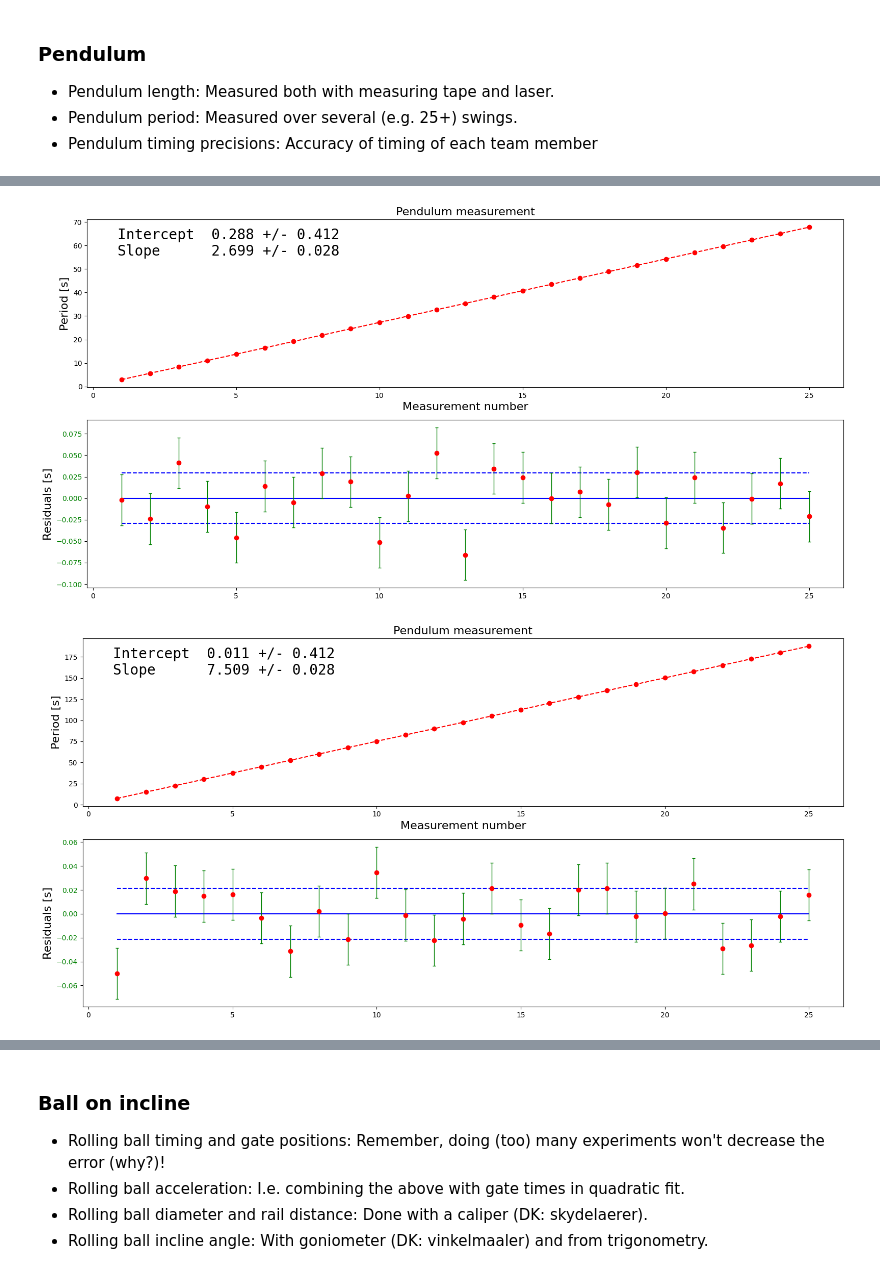
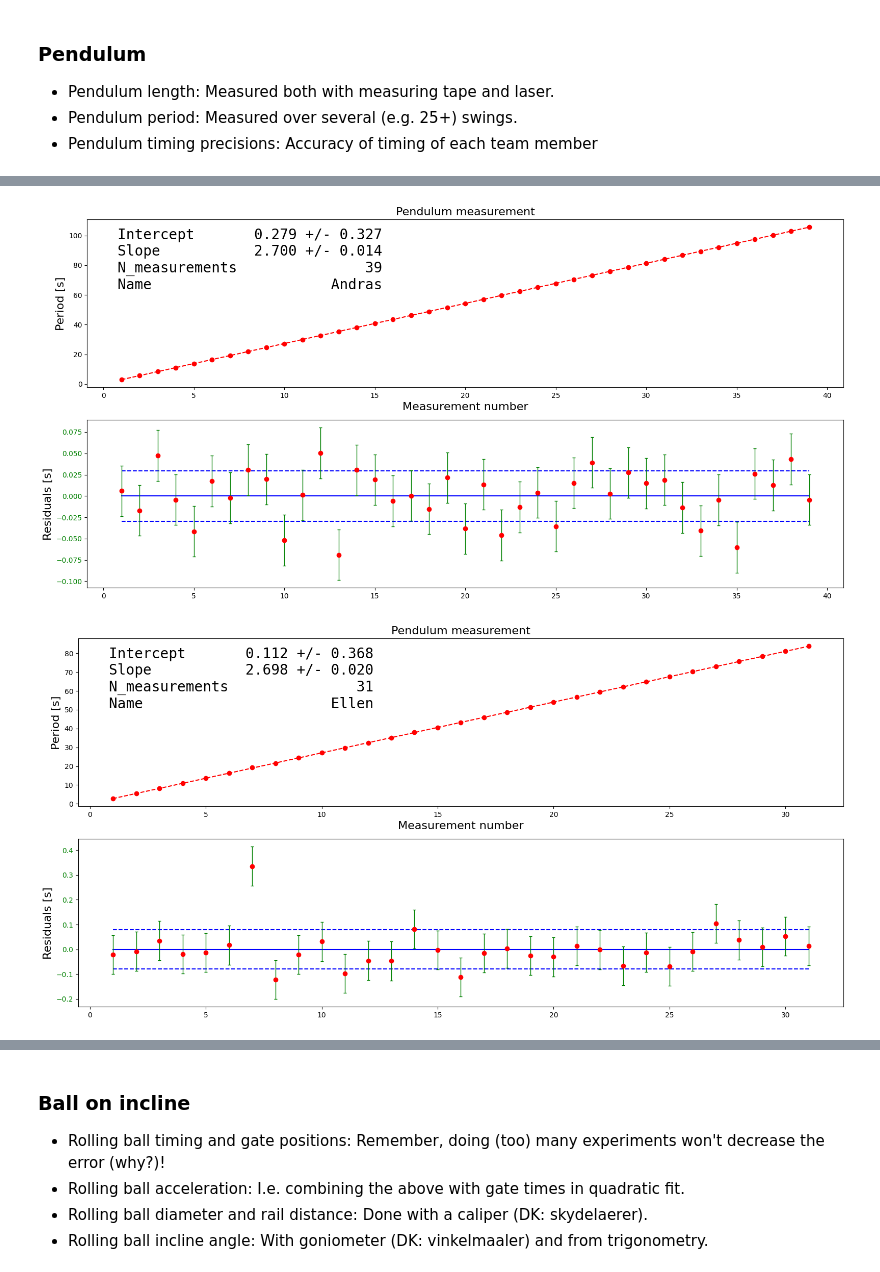
Before and after one commit to BerlinObel/AppStat2023-Project, a Jupyter notebook: Project.ipynb, the cells around one changed output, grey strips where cells are left out. Saved outputs shown, nothing was run; the diff lists cells and outputs as text; code cells hidden in the pictures.

```diff
--- a/Project.ipynb
+++ b/Project.ipynb
@@ -115,26 +115,27 @@ from ExternalFunctions import nice_string_output, add_text_to_ax
 r = np.random                         # Random generator
 r.seed(42)
 # %%
-pend_1  = np.loadtxt('Data/data_Alice_pendulum14m_25measurements.dat', delimiter='\t')
-pend_2  = np.loadtxt('Data/data_Bob_pendulum14m_25measurements.dat', delimiter='\t')
-slop_1  = np.loadtxt('Data/data_NormDir_MedBall1.txt', delimiter='\t')
-slop_2  = np.loadtxt('Data/data_RevDir_MedBall1.txt', delimiter='\t')
 
-periods = np.full_like(np.ones((5,25)),7.51)
+#periods = np.array([[],[],[],[],[]])
 
 pend_1  = np.loadtxt('oscar_2.dat', delimiter='\t')
 pend_2  = np.loadtxt('pernille_2.dat', delimiter='\t')
 pend_3  = np.loadtxt('andras_1.dat', delimiter='\t')
-pend_4  = np.loadtxt('andras_1.dat', delimiter='\t')
-pend_5  = np.loadtxt('andras_1.dat', delimiter='\t')
+pend_4  = np.loadtxt('ellen1.dat', delimiter='\t')
+pend_5  = np.loadtxt('ras_1.dat', delimiter='\t')
 
+Names = ['Oscar','Pernille','Andras','Ellen','Ras']
+#print(periods.shape)
+#for i in range(2,5):
+#    periods[i] = periods[i]*(np.arange(25)+1)+ r.normal(0, 0.033, 25)
 
-for i in range(2,5):
-    periods[i] = periods[i]*(np.arange(25)+1)+ r.normal(0, 0.033, 25)
+#periods[0] = pend_1[:-1,1]
+#periods[1] = pend_2[:-1,1]
+#periods[2] = pend_3[:-1,1]
+#periods[3] = pend_4[:-1,1]
+#periods[4] = pend_5[:-1,1]
 
-periods[0] = pend_1[0:25,1]
-periods[1] = pend_2[0:25,1]
-periods[2] = pend_3[0:25,1]
+periods = np.array([pend_1[:,1],pend_2[:,1],pend_3[:,1],pend_4[:,1],pend_5[:,1]])
 # %%
 
 
@@ -165,6 +166,9 @@ Pendulum_Prob = np.zeros(N_exp)
 residuals =list()
 # %%
 for iexp in range(N_exp):
+    N_measurements = len(periods[iexp])
+    x_data = np.arange(N_measurements)+1
+
     chi2_object = Chi2Regression(linear_model, x_data, periods[iexp])
     m = Minuit(chi2_object,a=7.5,b=0)
     m.migrad()
@@ -210,6 +214,8 @@ for iexp in range(N_exp):
 
     d = {'Intercept':[m.values['b'], m.errors['b']],
         'Slope':    [m.values['a'], m.errors['a']],
+        'N_measurements': N_measurements,
+        'Name': Names[iexp]
         }
 
 
@@ -226,2 +232,2 @@ for iexp in range(N_exp):
-[figure, old version]
+[figure, new version]
-[figure, old version]
+[figure, new version]
```
Also changed, not shown: parts of 2 cells of this notebook.
